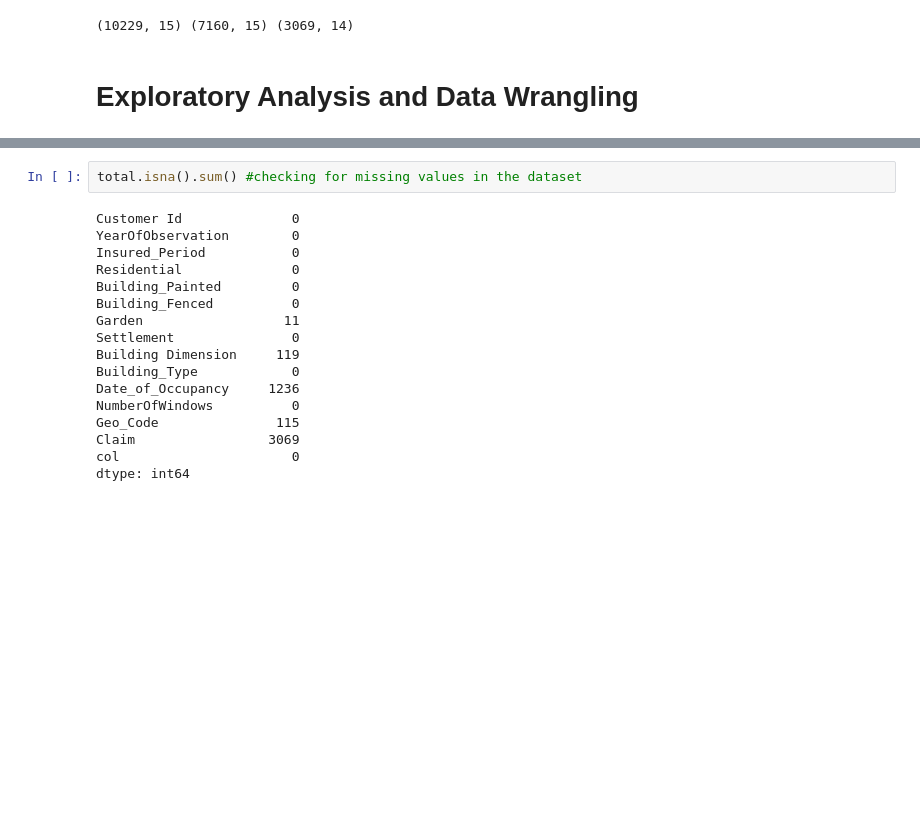
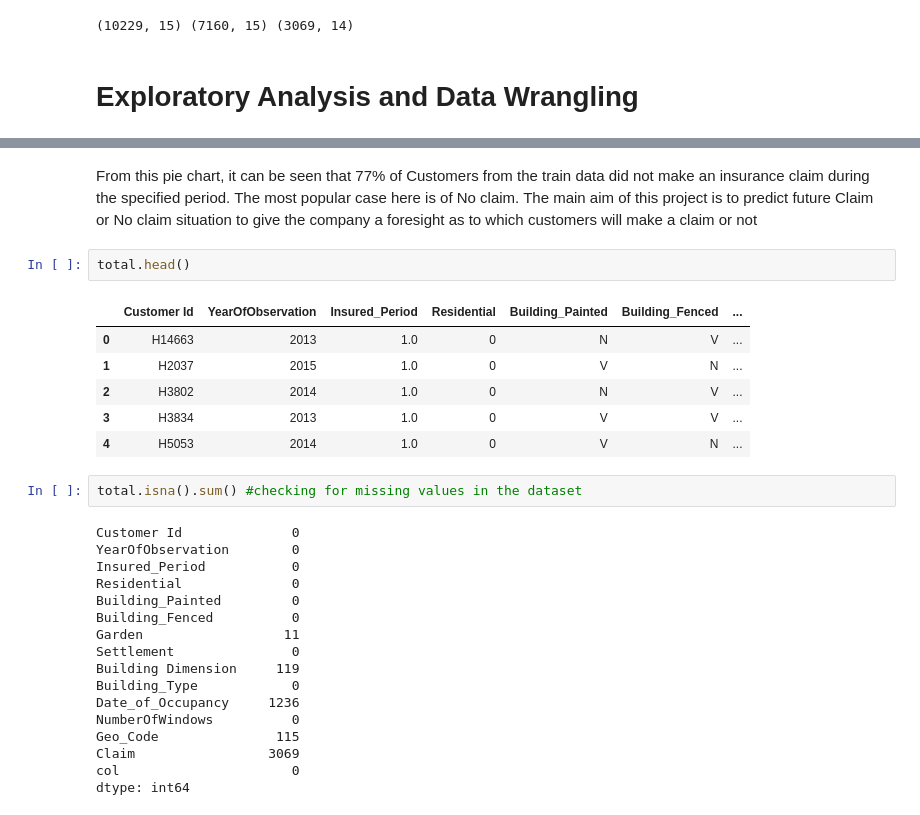
Before and after one commit to AbdulmalikGiwa/Insurance-Claim-Prediction, a Jupyter notebook: Insuranceclaim.ipynb, the cells around one changed output, grey strips where cells are left out. Cells and saved outputs as stored; diff of their text form; blank space fills up the shorter version.

```diff
--- a/Insuranceclaim.ipynb
+++ b/Insuranceclaim.ipynb
@@ -25,3 +40,14 @@ print(total.shape, train.shape, test.shape)
+# %% [markdown]
+From this pie chart, it can be seen that 77% of Customers from the train data did not make an insurance claim during the specified period. The most popular case here is of No claim. The main aim of this project is to predict future Claim or No claim situation to give the company a foresight as to which customers will make a claim or not
+# %%
+total.head()
+# %% [output]
+|  | Customer Id | YearOfObservation | Insured_Period | Residential | Building_Painted | Building_Fenced | ... |
+| 0 | H14663 | 2013 | 1.0 | 0 | N | V | ... |
+| 1 | H2037 | 2015 | 1.0 | 0 | V | N | ... |
+| 2 | H3802 | 2014 | 1.0 | 0 | N | V | ... |
+| 3 | H3834 | 2013 | 1.0 | 0 | V | V | ... |
+| 4 | H5053 | 2014 | 1.0 | 0 | V | N | ... |
 # %%
 total.isna().sum() #checking for missing values in the dataset
 # %% [output]
```
Also changed, not shown: parts of 52 cells of this notebook.
